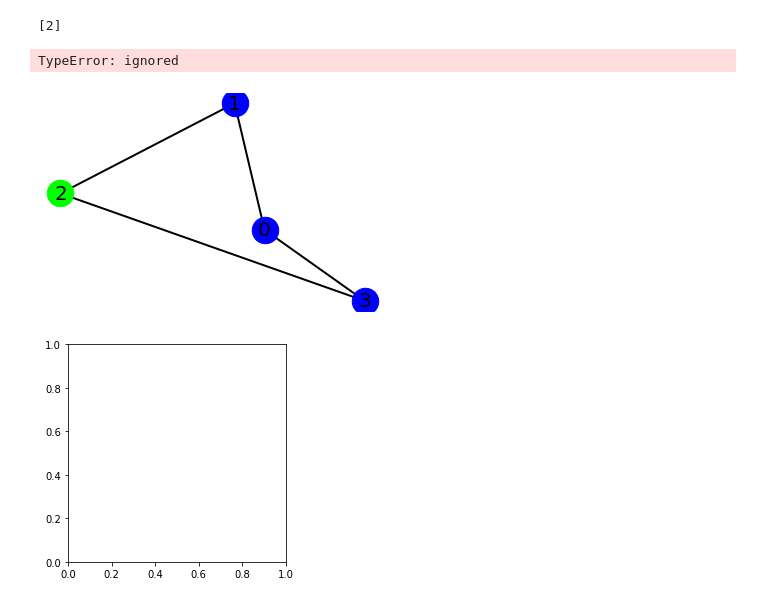
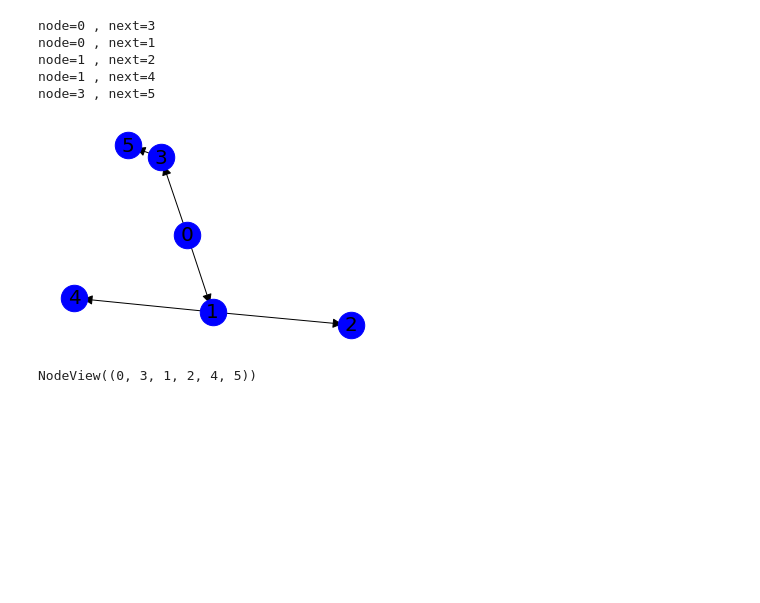
Before and after one commit to CakeNuthep/Super_AI, a Jupyter notebook: DFS.ipynb, the cells around one changed output. Drawn from its saved outputs; the diff is of its cells as text; code cells hidden in the pictures; blank space fills up the shorter version.

```diff
--- a/DFS.ipynb
+++ b/DFS.ipynb
@@ -80,48 +98,52 @@ import networkx as nx
 # %%
 class Graph_DFS:
   def __init__(self,data):
-    self.G=nx.Graph()
+    self.G=nx.DiGraph()
     self.__createGraph(data)
 
   def __createGraph(self,data):
     for node in data:
       for next_edge in node["next_edge"]:
         index_next_node = next_edge["index_node"]
-        next_node = data[index_next_node]
-        self.G.add_edge(node["index"],next_node["index"],weight=1)
-        self.pos=nx.spring_layout(G) # positions for all nodes
+        #next_node = data[index_next_node]
+        self.G.add_edge(node["index"],index_next_node,weight=1)
+        print(f"""node={node["index"]} , next={index_next_node}""")
+    self.pos=nx.spring_layout(self.G) # positions for all nodes
 
-  def drawGraph(self,index_node):
-    all_node = G.nodes
-    mark_node = [index_node]
-    other_node = [i for i, e in enumerate(all_node) if i != index_node]
-    print(mark_node)
+  def drawGraph(self,index_node=-1):
+    all_node = self.G.nodes
 
-    all_edge = G.edges(data=True)
+    if index_node != -1:
+      mark_node = [index_node]
+      other_node = [i for i, e in enumerate(all_node) if i != index_node]
 
-    # nodes
-    nx.draw_networkx_nodes(self.G,self.pos,nodelist=mark_node,node_size=700,node_color='#00ff00')
+      # nodes
+      nx.draw_networkx_nodes(self.G,self.pos,nodelist=mark_node,node_size=700,node_color='#00ff00')
+      nx.draw_networkx_nodes(self.G,self.pos,nodelist=other_node,node_size=700,node_color='#0000ff')
+    else:
+      nx.draw_networkx_nodes(self.G,self.pos,nodelist=all_node,node_size=700,node_color='#0000ff')
 
-    nx.draw_networkx_nodes(self.G,self.pos,nodelist=other_node,node_size=700,node_color='#0000ff')
 
     # labels
     nx.draw_networkx_labels(self.G,self.pos,font_size=20,font_family='sans-serif')
 
 
     # edges
+    all_edge = self.G.edges(data=True)
     nx.draw_networkx_edges(self.G,self.pos,edgelist=all_edge,
-                        width=2,arrows=True,arrowsize=20, arrowstyle='fancy')
+                        arrows=True,arrowsize=20,arrowstyle='-|>')
 
     plt.axis('off')
-    plt.savefig("weighted_graph.png") # save as png
     plt.show() # display
+    return all_node
 # %%
 graph = Graph_DFS(data)
+graph.drawGraph()
+# %% [output]
+node=0 , next=3
+node=0 , next=1
+node=1 , next=2
+node=1 , next=4
+node=3 , next=5
+[figure, added]
+NodeView((0, 3, 1, 2, 4, 5))
-# %%
-
-graph.drawGraph(2)
-# %% [output]
-[2]
-TypeError: ignored
-[figure, removed]
-[figure, removed]
```
Also changed, not shown: parts of 5 cells of this notebook.
